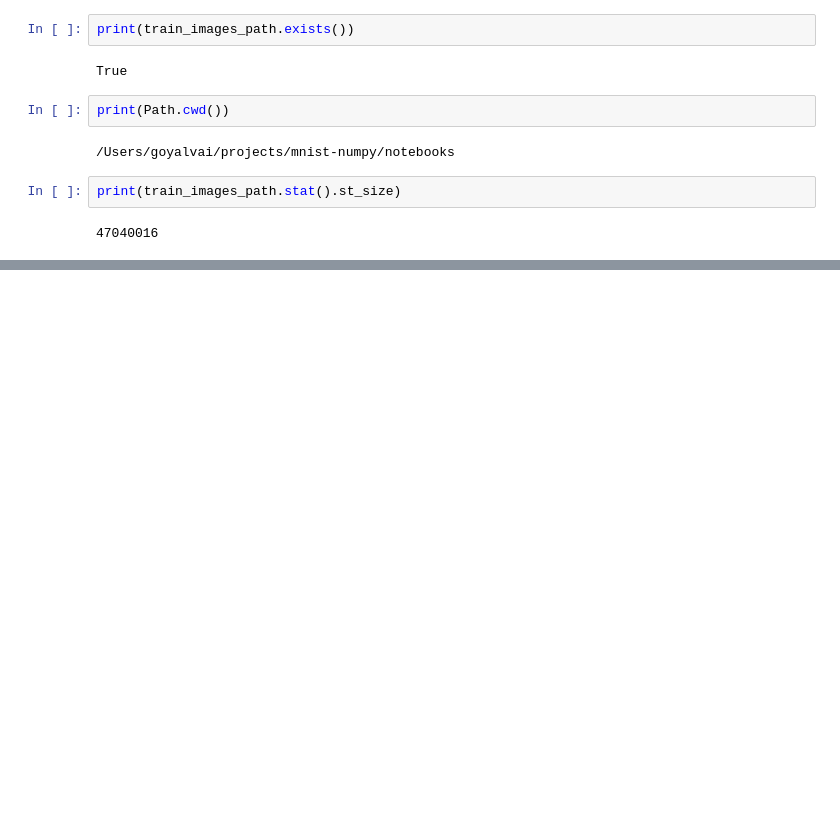
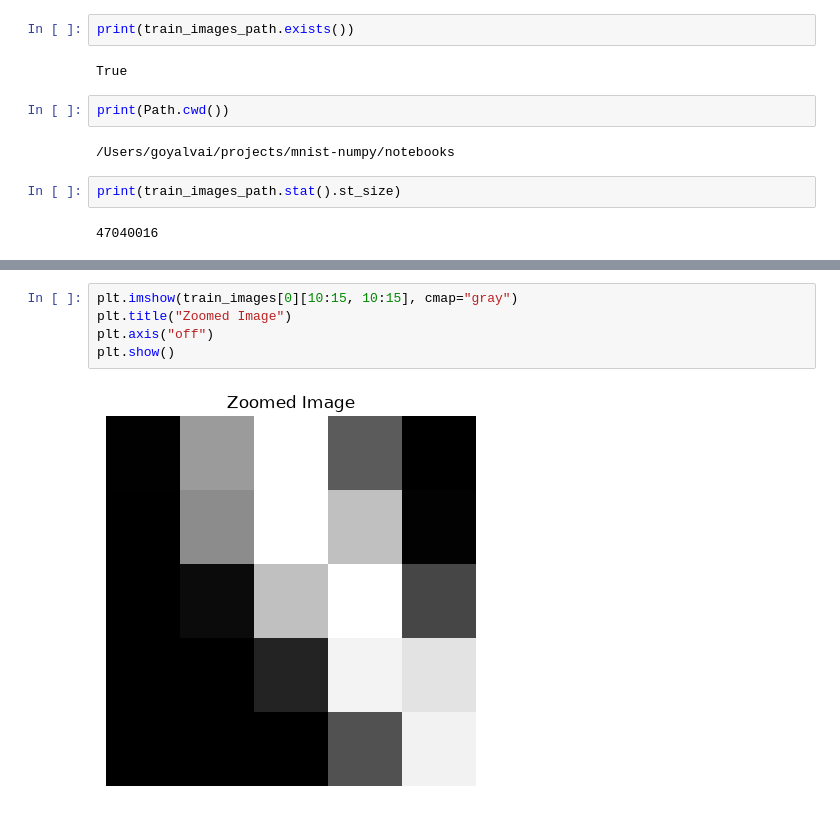
Before and after one commit to vgoyalgomc/mnist-numpy, a Jupyter notebook: notebooks/01_explore_data.ipynb, the cells around one changed output, grey strips where cells are left out. Saved outputs shown, nothing was run; the diff lists cells and outputs as text; blank space fills up the shorter version.

```diff
--- a/notebooks/01_explore_data.ipynb
+++ b/notebooks/01_explore_data.ipynb
@@ -22,0 +109,7 @@ print(train_images_path.stat().st_size)
+# %%
+plt.imshow(train_images[0][10:15, 10:15], cmap="gray")
+plt.title("Zoomed Image")
+plt.axis("off")
+plt.show()
+# %% [output]
+[figure, added]
```
Also changed, not shown: parts of 24 cells of this notebook, 1 other file.
